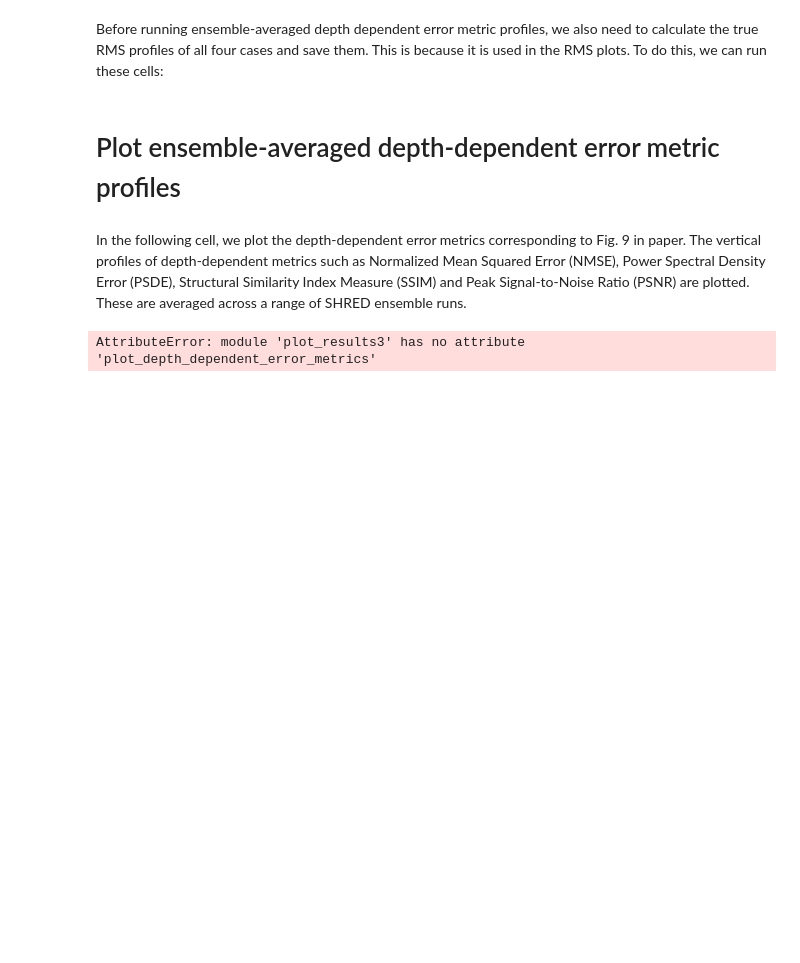
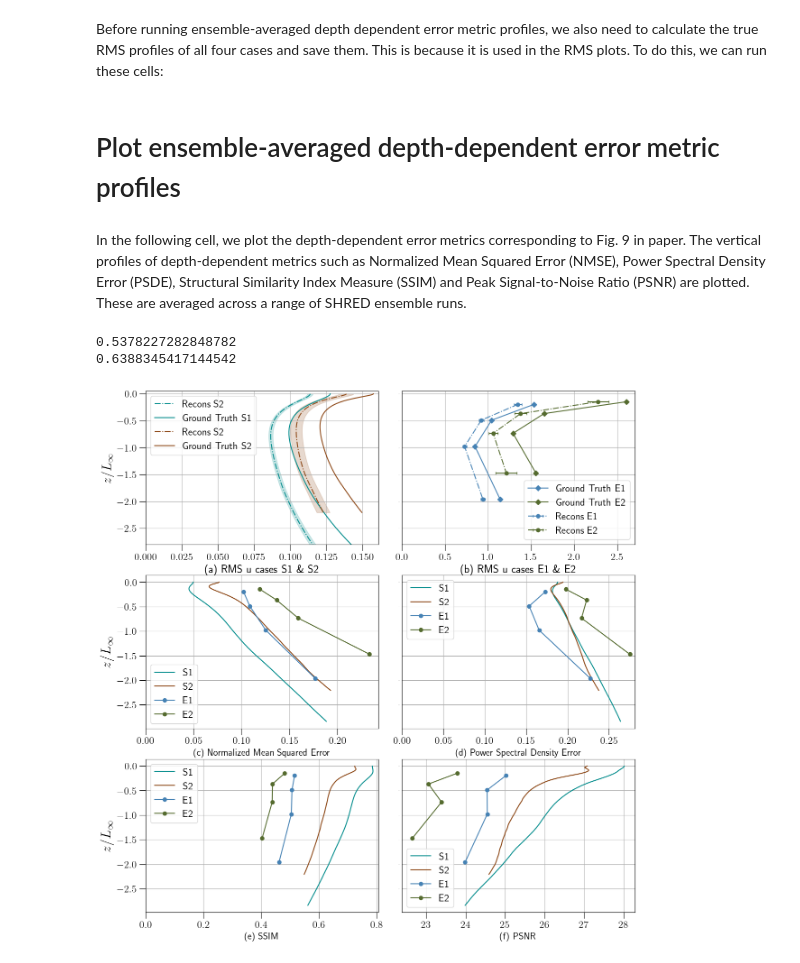
Before and after one commit to krissmoe/SHRED-turbulence-sensing, a Jupyter notebook: Run turbulence sensing SHRED.ipynb, the cells around one changed output. Saved outputs shown, nothing was run; the diff lists cells and outputs as text; code cells hidden in the pictures; blank space fills up the shorter version.

Commit message:
plot ensemble-avg error metrics

```diff
--- a/Run turbulence sensing SHRED.ipynb
+++ b/Run turbulence sensing SHRED.ipynb
@@ -299,40 +299,38 @@ rms_z_true = processdata.calc_RMS_profile_true_exp(vel_planes, dimT, case, num_e
 # %% [markdown]
 In the following cell, we plot the depth-dependent error metrics corresponding to Fig. 9 in paper. The vertical profiles of depth-dependent metrics such as Normalized Mean Squared Error (NMSE), Power Spectral Density Error (PSDE), Structural Similarity Index Measure (SSIM) and Peak Signal-to-Noise Ratio (PSNR) are plotted. These are averaged across a range of SHRED ensemble runs.
 # %%
-#vel_planes = np.arange(1,77)
-#vel_planes=[1,10,40,76]
-vel_planes1=np.arange(1,58)
-#vel_planes = [1,6,11,16,21,26,31,36,41,46,51,56,61,66,71,76]
-SHRED_ensembles = [0,1,2,3,4,5,6,7,8,9,10,11,12,13,14,15,16,17,18, 19,20,22,23,24]
 
-SHRED_ensembles1= np.arange(5,26)
-SHRED_ensembles2= np.arange(5,26)
-#vel_planes=[1,6,11,16,21,26,31,36,41,46,51,56]
-#SHRED_ensembles=np.arange(0,25)
+DNS_cases=['S1','S2']
+exp_cases = ['E1', 'E2']
+
+
+vel_planes_S1=np.arange(1,58)
+vel_planes_S2=np.arange(1,77)
+vel_planes_exp = [2,3,4,5]
+full_planes_exp = True
+full_planes=True
+full_planes_error_basis=False
+
+exp_ensembles_E1 = [1,2,3, 11,12,13,14,15,16,17,18,19,20]#np.arange(1,21)#[1,2,3,4,6,7,8,9,10]
+exp_ensembles_E2 = [1,2,3, 11,12,13,14,15,16,17,18,19,20]
+
+
+SHRED_ensembles_S1= np.arange(5,26)
+SHRED_ensembles_S2= np.arange(5,26)
+SHRED_ensembles_E1 = np.arange(10,40)#[11,12,13,14,15,16,17,18,19,20,21,22,23,24,25] #,6,7,8,9,10]
+SHRED_ensembles_E2 = np.arange(10,40)#[0,1,2,3,4,5]#,6,7,8,9,10]
+
 num_sensors=3
-DNS_cases=['S1','S2']
 ranks = [225,250, 100,100]
 forecast=False
-full_planes=True
-full_planes_error_basis=False
-vel_planes2=np.arange(1,77)
 colors=['darkcyan', 'saddlebrown', 'steelblue', 'darkolivegreen']
 z_norm='int' # what length scale to normalize depth with : 'taylor', 'mixed', 'int' or None
 
-teetank_cases = ['E1', 'E2']
-tee_ensembles_p25 = [1,2,3, 11,12,13,14,15,16,17,18,19,20]#np.arange(1,21)#[1,2,3,4,6,7,8,9,10]
-tee_ensembles_p50 = [1,2,3, 11,12,13,14,15,16,17,18,19,20]
-vel_planes_tee = [2,3,4,5]
-full_planes_tee = True
-#SHRED_ensembles_p25 = np.arange(6,26)#[0,1,2,3,4]
-SHRED_ensembles_p25 = np.arange(10,40)#[11,12,13,14,15,16,17,18,19,20,21,22,23,24,25] #,6,7,8,9,10]
-SHRED_ensembles_p50 = [1,2,3,4,5,6,7,8,9,10]
-SHRED_ensembles_p50 = np.arange(10,40)#[0,1,2,3,4,5]#,6,7,8,9,10]
 
-
-
-plot_results.plot_depth_dependent_error_metrics(DNS_cases, teetank_cases, ranks, colors, vel_planes1, vel_planes2, vel_planes_tee, num_sensors,
-                                                   SHRED_ensembles1,SHRED_ensembles2, SHRED_ensembles_p25, SHRED_ensembles_p50, tee_ensembles_p25,
-                                                   tee_ensembles_p50, forecast=False,full_planes=True, full_planes_tee=full_planes_tee, z_norm=z_norm)
+plot_results.plot_depth_dependent_error_metrics(DNS_cases, exp_cases, ranks, colors, vel_planes_S1, vel_planes_S2, vel_planes_exp, num_sensors,
+                                                   SHRED_ensembles_S1,SHRED_ensembles_S2, SHRED_ensembles_E2, SHRED_ensembles_E2, exp_ensembles_E1,
+                                                   exp_ensembles_E2, forecast=False,full_planes=True, full_planes_exp=full_planes_exp, z_norm=z_norm)
 # %% [output]
-AttributeError: module 'plot_results3' has no attribute 'plot_depth_dependent_error_metrics'
+0.5378227282848782
+0.6388345417144542
+[figure, added]
```
